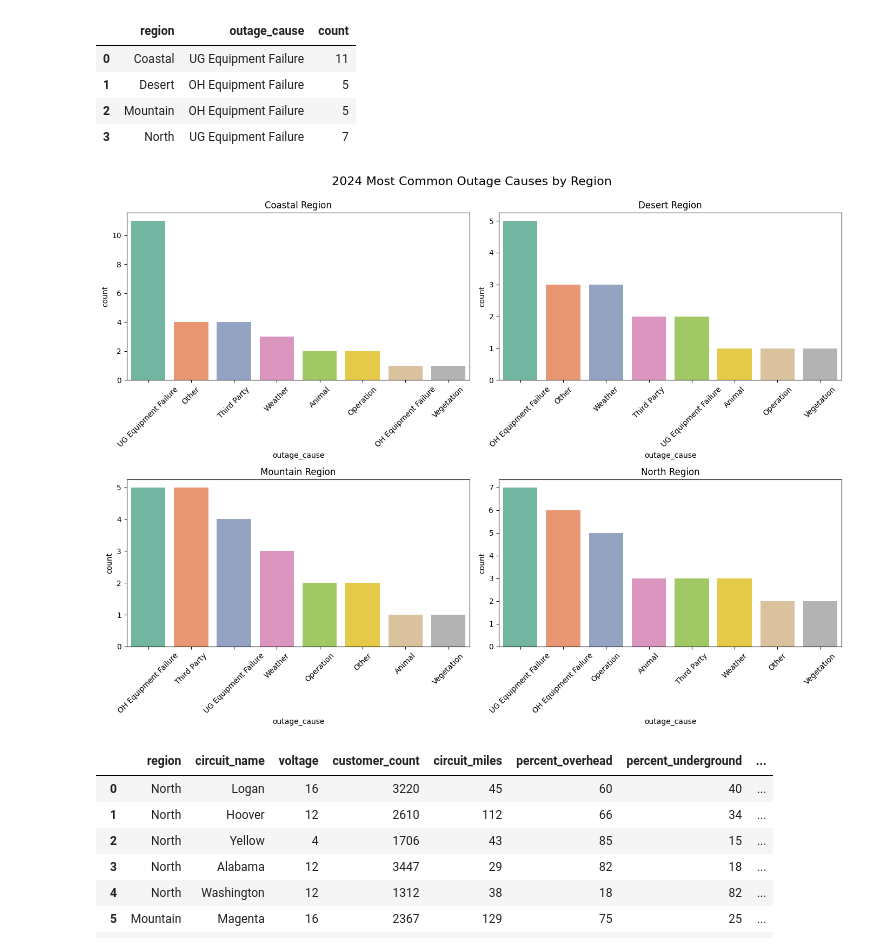
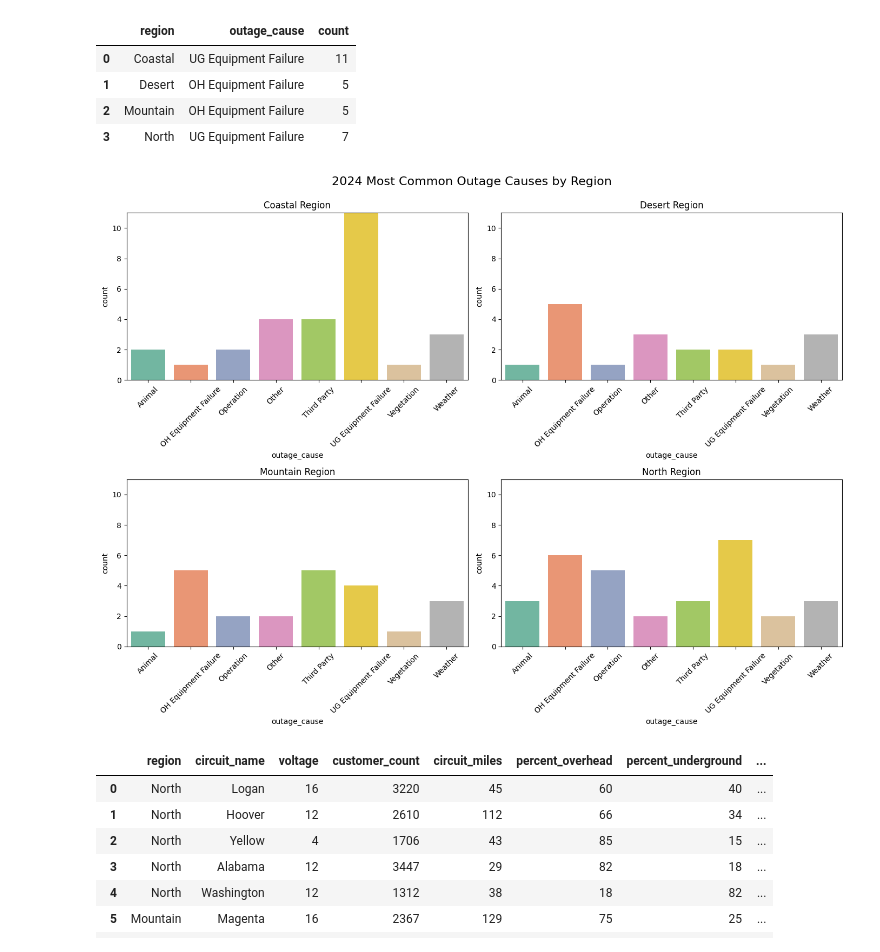
Before and after one commit to GerardoG2/ITC-2025, a Jupyter notebook: circuit-outage-analysis.ipynb, the cells around one changed output. Drawn from its saved outputs; the diff is of its cells as text; code cells hidden in the pictures.

Commit message:
added outage count per cause by season, scaled and reformatted outage count per outage cause by region graph

```diff
--- a/circuit-outage-analysis.ipynb
+++ b/circuit-outage-analysis.ipynb
@@ -212,36 +212,58 @@ top_cause_per_region
 # %%
 # histograms for most common outages per region
 
-palette = sns.color_palette("Set2")
-
-fig, axs = plt.subplots(2, 2, figsize=(14, 10))
+max_count = outage_per_region['count'].max()
 
 coastal = outage_per_region[outage_per_region["region"] == "Coastal"]
 desert = outage_per_region[outage_per_region["region"] == "Desert"]
 mountain = outage_per_region[outage_per_region["region"] == "Mountain"]
 north = outage_per_region[outage_per_region["region"] == "North"]
 
+all_causes = sorted(outage_cause['outage_cause'])
+def fill_missing_causes(df):
+    return (
+        df.set_index('outage_cause')
+        .reindex(all_causes, fill_value=0)
+        .reset_index()
+    )
+coastal = fill_missing_causes(coastal)
+desert = fill_missing_causes(desert)
+mountain = fill_missing_causes(mountain)
+north = fill_missing_causes(north)
+
+
+
+palette = sns.color_palette("Set2")
+
+fig, axs = plt.subplots(2, 2, figsize=(14, 10))
+
+
+
 sns.barplot(data=coastal, x="outage_cause", y="count",hue="outage_cause", ax=axs[0, 0], palette=palette)
 axs[0, 0].set_title("Coastal Region")
 axs[0, 0].tick_params(axis='x', rotation=45)
+axs[0, 0].set_ylim(0, max_count)
 
 sns.barplot(data=desert, x="outage_cause", y="count",hue="outage_cause", ax=axs[0, 1], palette=palette)
 axs[0, 1].set_title("Desert Region")
 axs[0, 1].tick_params(axis='x', rotation=45)
+axs[0, 1].set_ylim(0, max_count)
 
 sns.barplot(data=mountain, x="outage_cause", y="count",hue="outage_cause", ax=axs[1, 0], palette=palette)
 axs[1, 0].set_title("Mountain Region")
 axs[1, 0].tick_params(axis='x', rotation=45)
+axs[1, 0].set_ylim(0, max_count)
 
 sns.barplot(data=north, x="outage_cause", y="count",hue="outage_cause", ax=axs[1, 1], palette=palette)
 axs[1, 1].set_title("North Region")
 axs[1, 1].tick_params(axis='x', rotation=45)
+axs[1, 1].set_ylim(0, max_count)
 
 plt.tight_layout()
 plt.suptitle("2024 Most Common Outage Causes by Region", fontsize=16, y=1.03)
 plt.show()
 # %% [output]
-[figure, old version]
+[figure, new version]
 # %%
 # Circuit Type Count Per region
 circuit_per_region = (
```
Also changed, not shown: parts of 1 cell of this notebook.
